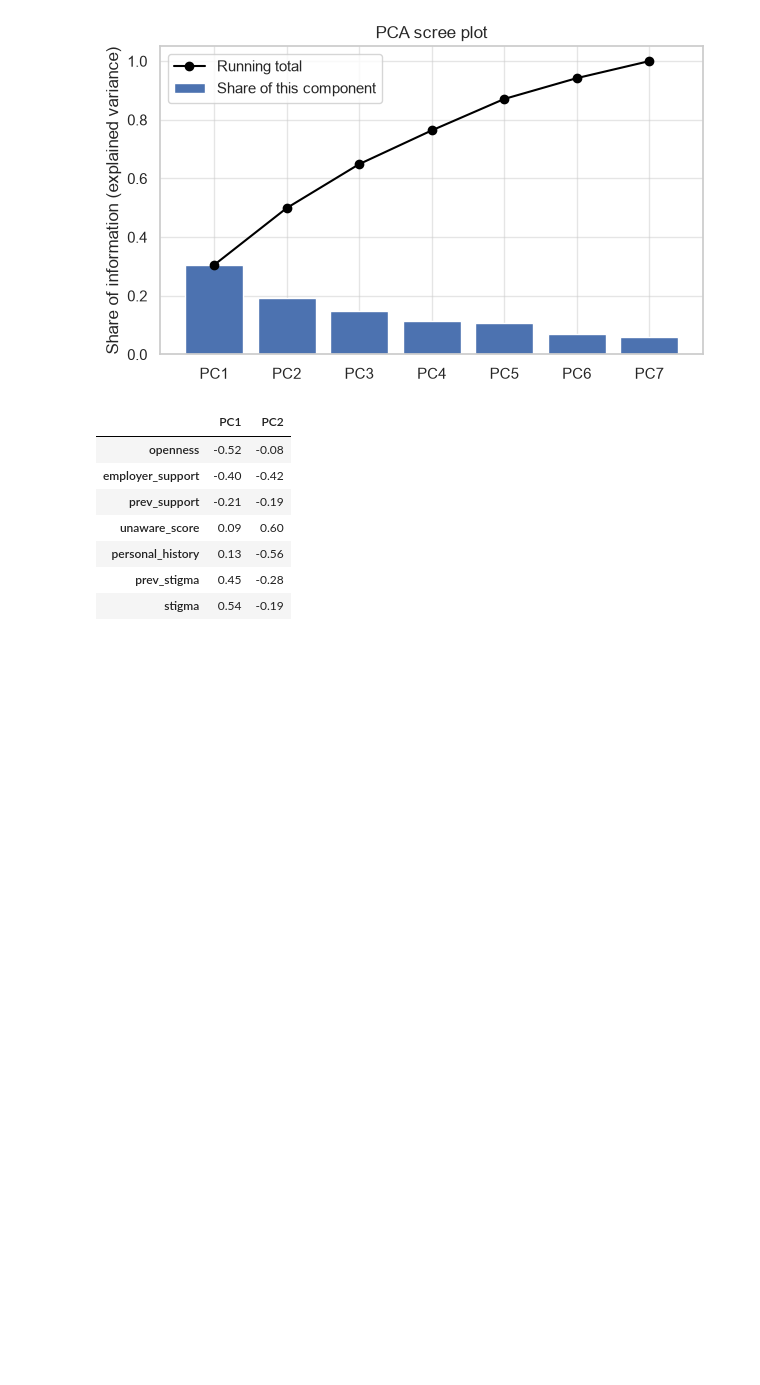
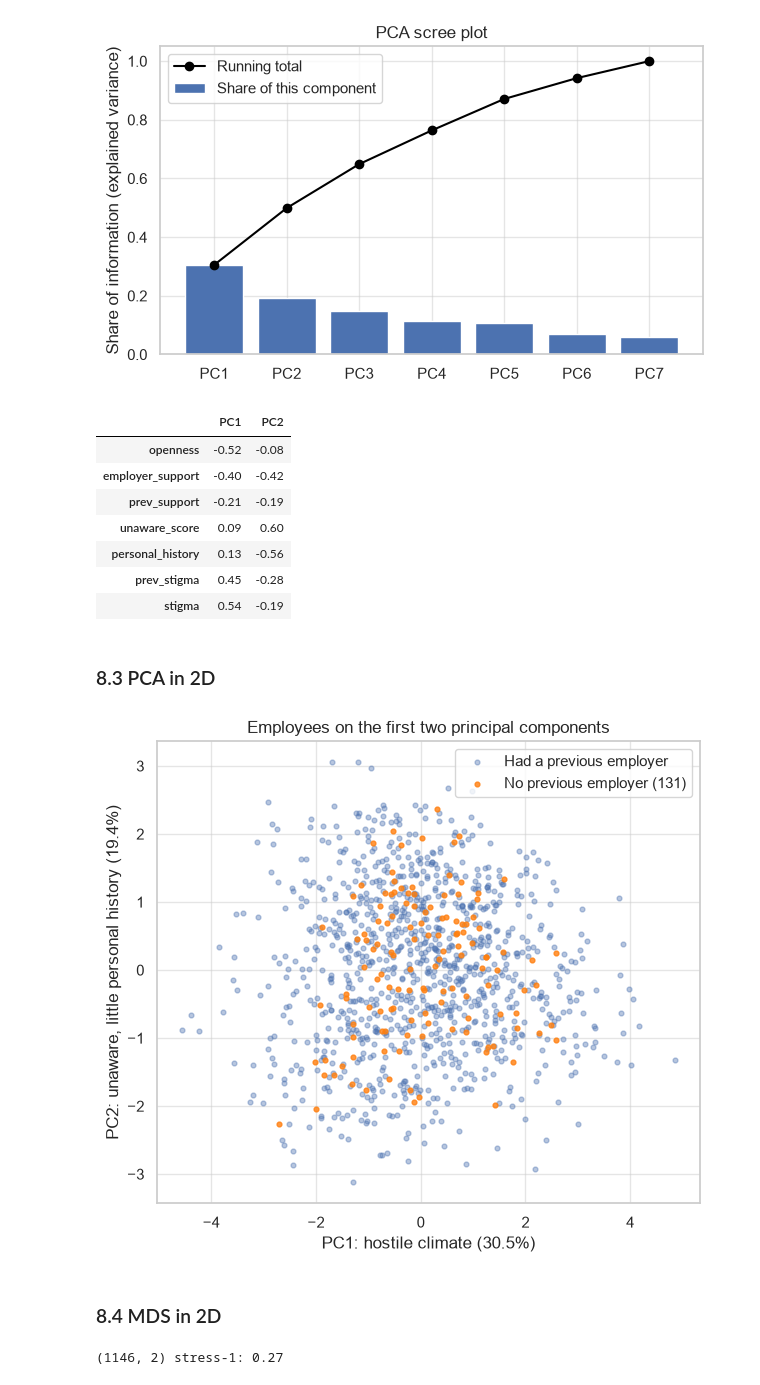
Before and after one commit to fluyid/osmi-mental-health-in-tech, a Jupyter notebook: osmi-clustering/notebooks/01_clustering.ipynb, the cells around one changed output. Saved outputs shown, nothing was run; the diff lists cells and outputs as text; code cells hidden in the pictures; blank space fills up the shorter version.

```diff
--- a/osmi-clustering/notebooks/01_clustering.ipynb
+++ b/osmi-clustering/notebooks/01_clustering.ipynb
@@ -1041,3 +1043,33 @@ loadings.round(2).sort_values("PC1")
 | personal_history | 0.13 | -0.56 |
 | prev_stigma | 0.45 | -0.28 |
 | stigma | 0.54 | -0.19 |
+# %% [markdown]
+### 8.3 PCA in 2D
+# %%
+no_prev = (encoded["has_prev_employer"] == 0).to_numpy()
+assert no_prev.sum() == 131
+
+var = pca.explained_variance_ratio_
+
+plt.figure(figsize=(7, 6))
+plt.scatter(pca_scores[~no_prev, 0], pca_scores[~no_prev, 1],
+            s=12, alpha=0.4, label="Had a previous employer")
+plt.scatter(pca_scores[no_prev, 0], pca_scores[no_prev, 1],
+            s=12, alpha=0.8, color="tab:orange", label="No previous employer (131)")
+plt.xlabel(f"PC1: hostile climate ({var[0]:.1%})")
+plt.ylabel(f"PC2: unaware, little personal history ({var[1]:.1%})")
+plt.title("Employees on the first two principal components")
+plt.legend()
+plt.savefig("../figures/pca_2d.png", dpi=150, bbox_inches="tight")
+plt.show()
+# %% [output]
+[figure, added]
+# %% [markdown]
+### 8.4 MDS in 2D
+# %%
+mds = MDS(n_components=2, metric_mds=True, init="random", n_init=4,
+          normalized_stress=True, random_state=42)
+mds_scores = mds.fit_transform(scaled)
+print(mds_scores.shape, "stress-1:", round(mds.stress_, 3))
+# %% [output]
+(1146, 2) stress-1: 0.27
```
Also changed, not shown: parts of 4 cells of this notebook, 2 other files.
